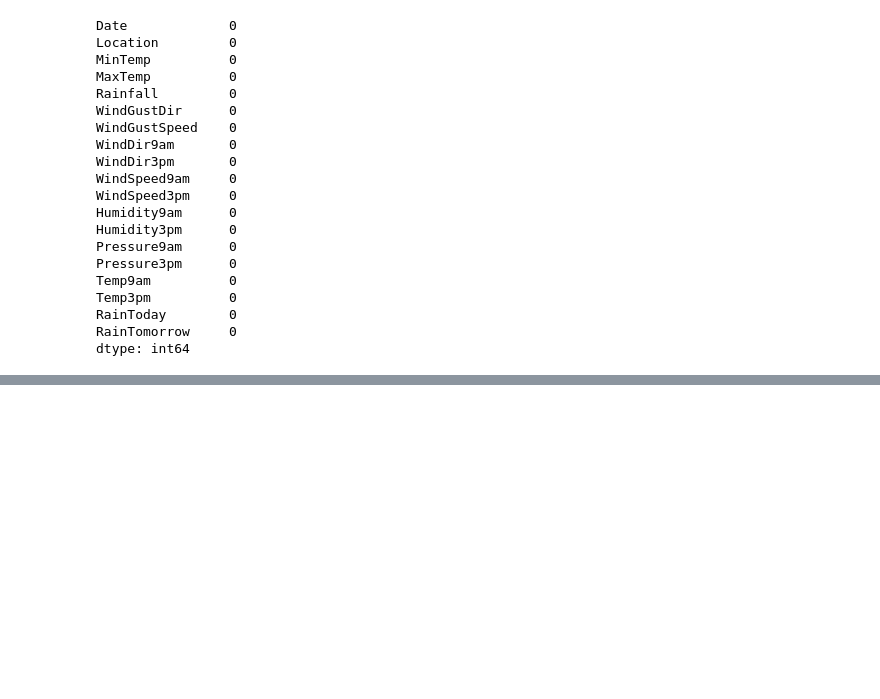
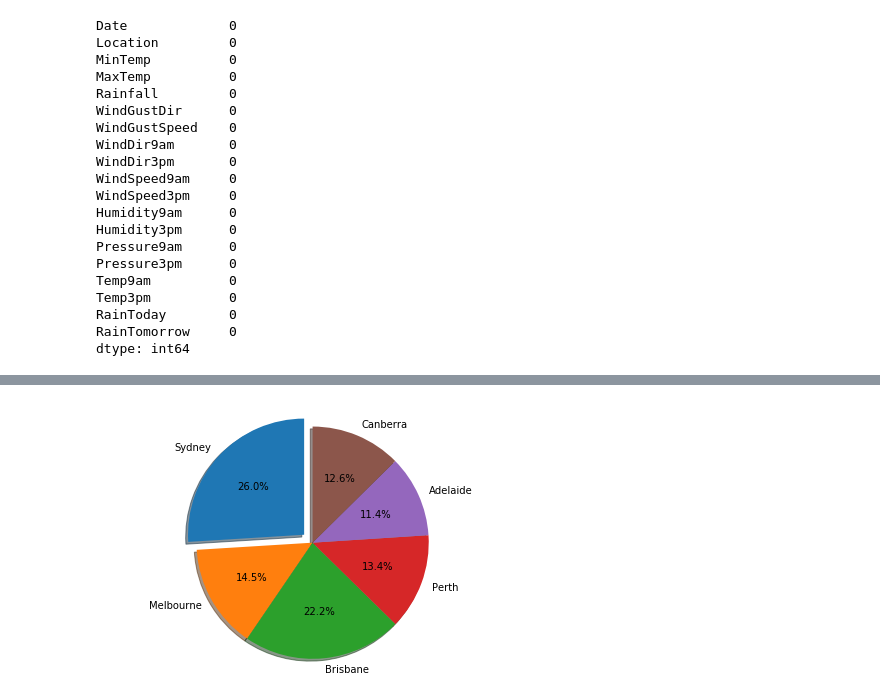
Before and after one commit to Kavya-Shekar/Australian_Weather_Forecast, a Jupyter notebook: Cleaned_analysis.ipynb, the cells around one changed output, grey strips where cells are left out. Saved outputs shown, nothing was run; the diff lists cells and outputs as text; code cells hidden in the pictures; blank space fills up the shorter version.

Commit message:
Added visualizations + correlation between columns

```diff
--- a/Cleaned_analysis.ipynb
+++ b/Cleaned_analysis.ipynb
@@ -168,3 +167,6 @@ Temp3pm          0
 RainToday        0
 RainTomorrow     0
 dtype: int64
+# %%
+cleaned_data = pd.concat([sydney,melbourne,brisbane,perth,adelaide,canberra],ignore_index = True)
+print(cleaned_data)
@@ -275,0 +307,17 @@ plt.show()
+# %%
+# Rainfall distribution for Australia in specific locations
+
+locs = ['Sydney','Melbourne','Brisbane','Perth','Adelaide','Canberra']
+years = ['2009','2010','2011','2012','2013','2014','2015','2016']
+
+rainfall = pd.DataFrame([],columns=years,index=locs)
+
+for i in years:
+    for j in locs:
+        m = cleaned_data.loc[(cleaned_data.Location == j) & (cleaned_data.Date>= str(i)+'-00-01') & (cleaned_data.Date<= str(i)+'-13-31')]
+        rainfall.loc[j,str(i)] = m['Rainfall'].sum()/m.shape[0]
+
+for i in locs:
+    m = rainfall.loc[i,:]
+    rainfall.loc[i,'total'] = (m.sum()/m.shape[0])
+print(rainfall)
@@ -275,0 +340,28 @@ plt.show()
+# %%
+# Pie chart for rainfall distribution
+
+plt.pie(
+    # using data total)arrests
+    rainfall['total'],
+    # with the labels being officer names
+    labels=locs,
+    # with no shadows
+    shadow=True,
+    # with colors
+#     colors=colors,
+    # with one slide exploded out
+    explode=(0.1,0, 0, 0, 0, 0),
+    # with the start angle at 90%
+    startangle=90,
+    # with the percent listed as a fraction
+    autopct='%1.1f%%',
+    )
+
+# View the plot drop above
+plt.axis('equal')
+
+# View the plot
+plt.tight_layout()
+plt.show()
+# %% [output]
+[figure, added]
```
Also changed, not shown: parts of 22 cells of this notebook.
